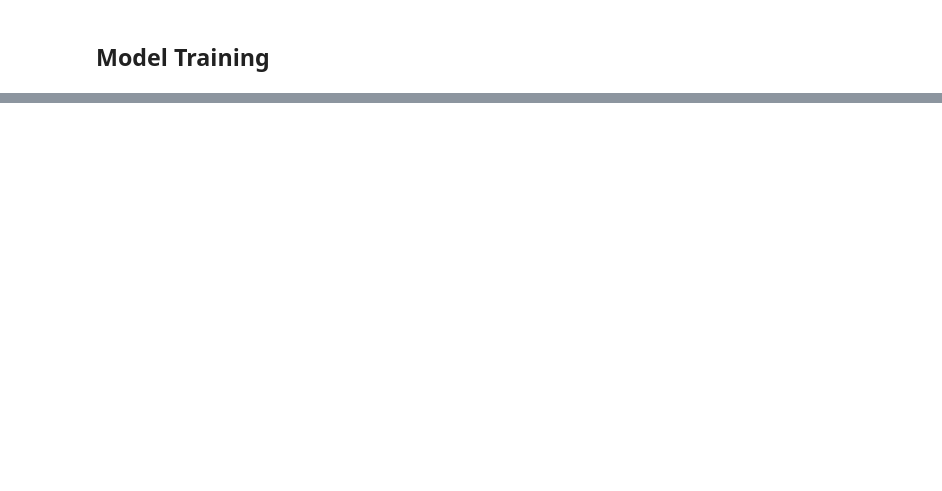
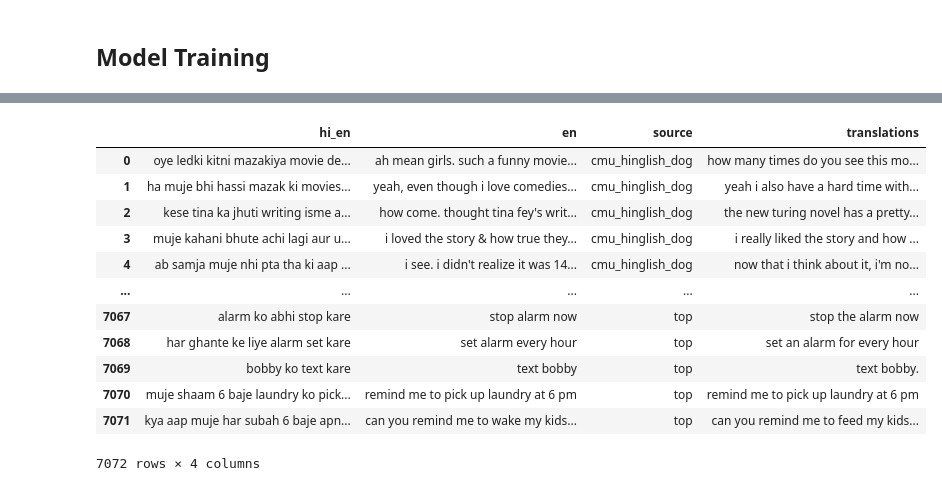
Before and after one commit to NikhilKamathB/Code-Mixed-Machine-Translation, a Jupyter notebook: nbs/Machine Translation.ipynb, the cells around one changed output, grey strips where cells are left out. Saved outputs shown, nothing was run; the diff lists cells and outputs as text; code cells hidden in the pictures; blank space fills up the shorter version.

```diff
--- a/nbs/Machine Translation.ipynb
+++ b/nbs/Machine Translation.ipynb
@@ -330,0 +551,10 @@ BLEU Score on the test data:  0.9181546059233954
+# %%
+%%time
+# Generate translations for the test data
+translated_df = translate(
+    data=test_df,
+    encoder_tokenizer=hi_en_bart_tokenizer,
+    decoder_tokenizer=en_bart_tokenizer
+)
+translated_df
+# %% [output]
@@ -330,0 +563,13 @@ BLEU Score on the test data:  0.9181546059233954
+|  | hi_en | en | source | translations |
+| 0 | oye ledki kitni mazakiya movie de... | ah mean girls. such a funny movie... | cmu_hinglish_dog | how many times do you see this mo... |
+| 1 | ha muje bhi hassi mazak ki movies... | yeah, even though i love comedies... | cmu_hinglish_dog | yeah i also have a hard time with... |
+| 2 | kese tina ka jhuti writing isme a... | how come. thought tina fey's writ... | cmu_hinglish_dog | the new turing novel has a pretty... |
+| 3 | muje kahani bhute achi lagi aur u... | i loved the story & how true they... | cmu_hinglish_dog | i really liked the story and how ... |
+| 4 | ab samja muje nhi pta tha ki aap ... | i see. i didn't realize it was 14... | cmu_hinglish_dog | now that i think about it, i'm no... |
+| ... | ... | ... | ... | ... |
+| 7067 | alarm ko abhi stop kare | stop alarm now | top | stop the alarm now |
+| 7068 | har ghante ke liye alarm set kare | set alarm every hour | top | set an alarm for every hour |
+| 7069 | bobby ko text kare | text bobby | top | text bobby. |
+| 7070 | muje shaam 6 baje laundry ko pick... | remind me to pick up laundry at 6 pm | top | remind me to pick up laundry at 6 pm |
+| 7071 | kya aap muje har subah 6 baje apn... | can you remind me to wake my kids... | top | can you remind me to feed my kids... |
+7072 rows × 4 columns
```
Also changed, not shown: parts of 58 cells of this notebook, 7 other files.
